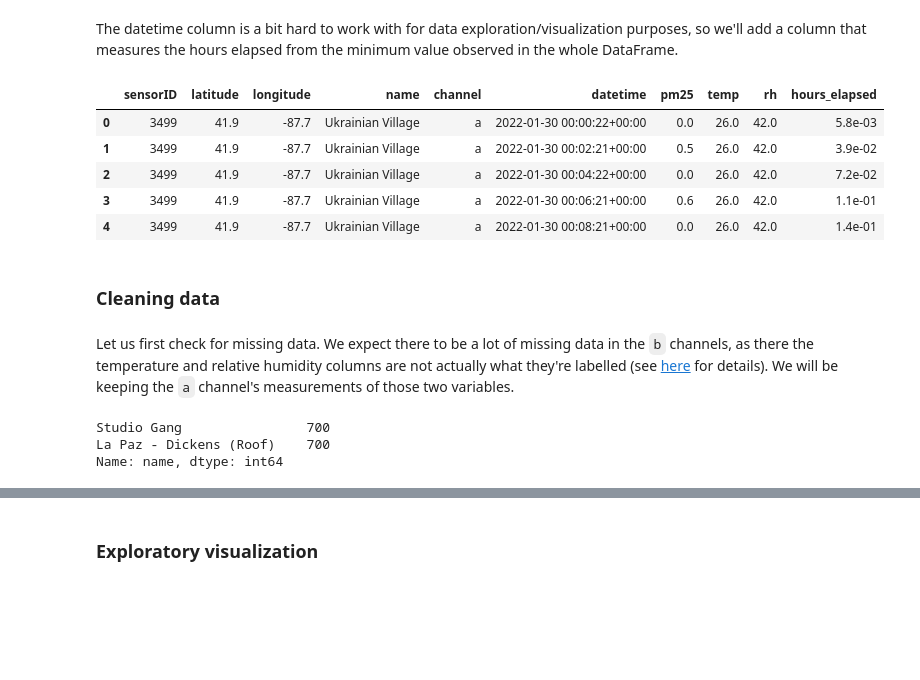
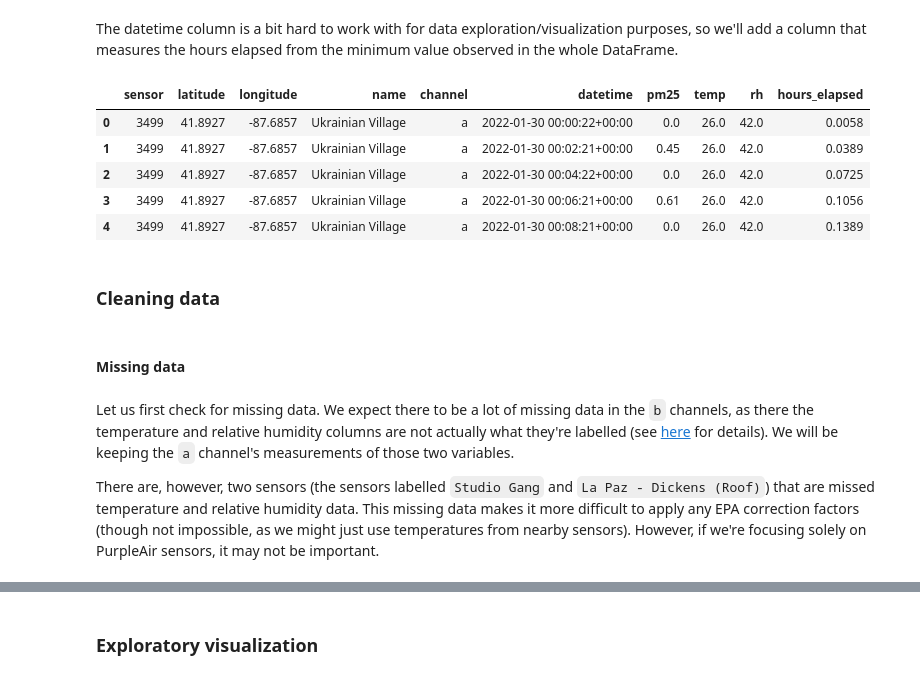
Before and after one commit to code-312/Air-Quality, a Jupyter notebook: notebooks/spatial_variation.ipynb, the cells around one changed output, grey strips where cells are left out. Drawn from its saved outputs; the diff is of its cells as text; code cells hidden in the pictures; blank space fills up the shorter version.

```diff
--- a/notebooks/spatial_variation.ipynb
+++ b/notebooks/spatial_variation.ipynb
@@ -16,31 +16,34 @@ import numpy as np
 import pandas as pd
 import seaborn as sns
 
-pd.options.display.precision = 1
+pd.set_option('display.float_format', str)
 # %% [markdown]
 Note that in this notebook (unlike some of our other notebooks), both `a` and `b` channels associated to a sensor are assigned the same `sensorID`. In other notebooks the two channels' IDs differ by 1.
 # %% [markdown]
 The datetime column is a bit hard to work with for data exploration/visualization purposes, so we'll add a column that measures the hours elapsed from the minimum value observed in the whole DataFrame.
 # %%
 df = pd.read_csv('../data/chicago_data.csv', index_col = 0)
+df.rename(columns = {'sensorID': 'sensor'}, inplace = True)
+
 df['datetime'] = pd.to_datetime(df['datetime'])
+min_time = df['datetime'].min()
 df['hours_elapsed'] = (df['datetime'] - min_time) / timedelta(hours = 1)
-df.head()
+
+sensors = df['sensor'].unique()
+
+df.head().round(4)
 # %% [output]
-|  | sensorID | latitude | longitude | name | channel | datetime | pm25 | temp | rh | hours_elapsed |
-| 0 | 3499 | 41.9 | -87.7 | Ukrainian Village | a | 2022-01-30 00:00:22+00:00 | 0.0 | 26.0 | 42.0 | 5.8e-03 |
-| 1 | 3499 | 41.9 | -87.7 | Ukrainian Village | a | 2022-01-30 00:02:21+00:00 | 0.5 | 26.0 | 42.0 | 3.9e-02 |
-| 2 | 3499 | 41.9 | -87.7 | Ukrainian Village | a | 2022-01-30 00:04:22+00:00 | 0.0 | 26.0 | 42.0 | 7.2e-02 |
-| 3 | 3499 | 41.9 | -87.7 | Ukrainian Village | a | 2022-01-30 00:06:21+00:00 | 0.6 | 26.0 | 42.0 | 1.1e-01 |
-| 4 | 3499 | 41.9 | -87.7 | Ukrainian Village | a | 2022-01-30 00:08:21+00:00 | 0.0 | 26.0 | 42.0 | 1.4e-01 |
+|  | sensor | latitude | longitude | name | channel | datetime | pm25 | temp | rh | hours_elapsed |
+| 0 | 3499 | 41.8927 | -87.6857 | Ukrainian Village | a | 2022-01-30 00:00:22+00:00 | 0.0 | 26.0 | 42.0 | 0.0058 |
+| 1 | 3499 | 41.8927 | -87.6857 | Ukrainian Village | a | 2022-01-30 00:02:21+00:00 | 0.45 | 26.0 | 42.0 | 0.0389 |
+| 2 | 3499 | 41.8927 | -87.6857 | Ukrainian Village | a | 2022-01-30 00:04:22+00:00 | 0.0 | 26.0 | 42.0 | 0.0725 |
+| 3 | 3499 | 41.8927 | -87.6857 | Ukrainian Village | a | 2022-01-30 00:06:21+00:00 | 0.61 | 26.0 | 42.0 | 0.1056 |
+| 4 | 3499 | 41.8927 | -87.6857 | Ukrainian Village | a | 2022-01-30 00:08:21+00:00 | 0.0 | 26.0 | 42.0 | 0.1389 |
 # %% [markdown]
 ### Cleaning data
+# %% [markdown]
+#### Missing data
 # %% [markdown]
 Let us first check for missing data. We expect there to be a lot of missing data in the `b` channels, as there the temperature and relative humidity columns are not actually what they're labelled (see [here](https://docs.google.com/document/d/15ijz94dXJ-YAZLi9iZ_RaBwrZ4KtYeCy08goGBwnbCU/) for details). We will be keeping the `a` channel's measurements of those two variables.
+
+There are, however, two sensors (the sensors labelled `Studio Gang` and `La Paz - Dickens (Roof)`) that are missed temperature and relative humidity data. This missing data makes it more difficult to apply any EPA correction factors (though not impossible, as we might just use temperatures from nearby sensors). However, if we're focusing solely on PurpleAir sensors, it may not be important.
-# %%
-df_ch_a_missing = df[df['channel'] == 'a'][df[df['channel'] == 'a'].isnull().any(axis = 1)]
-df_ch_a_missing['name'].value_counts()
-# %% [output]
-Studio Gang                700
-La Paz - Dickens (Roof)    700
-Name: name, dtype: int64
```
Also changed, not shown: parts of 17 cells of this notebook.
